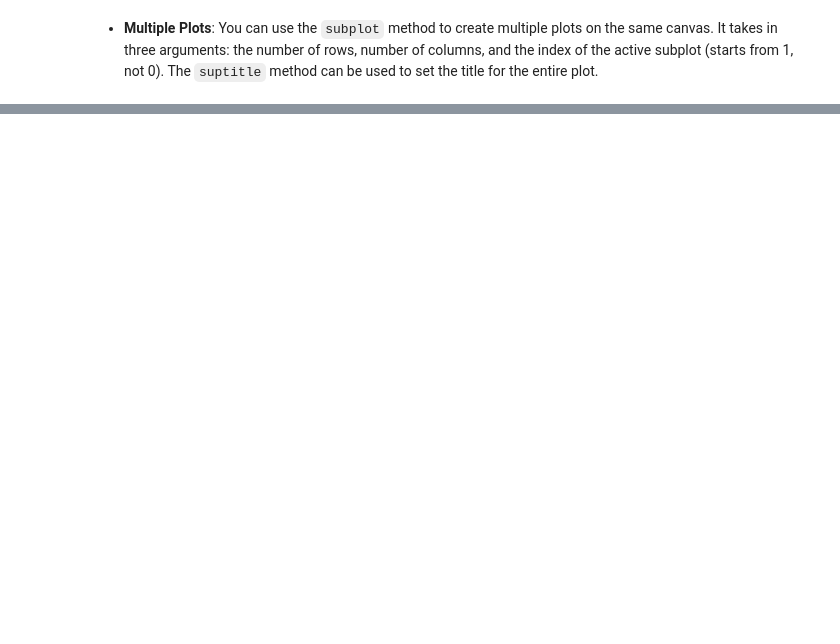
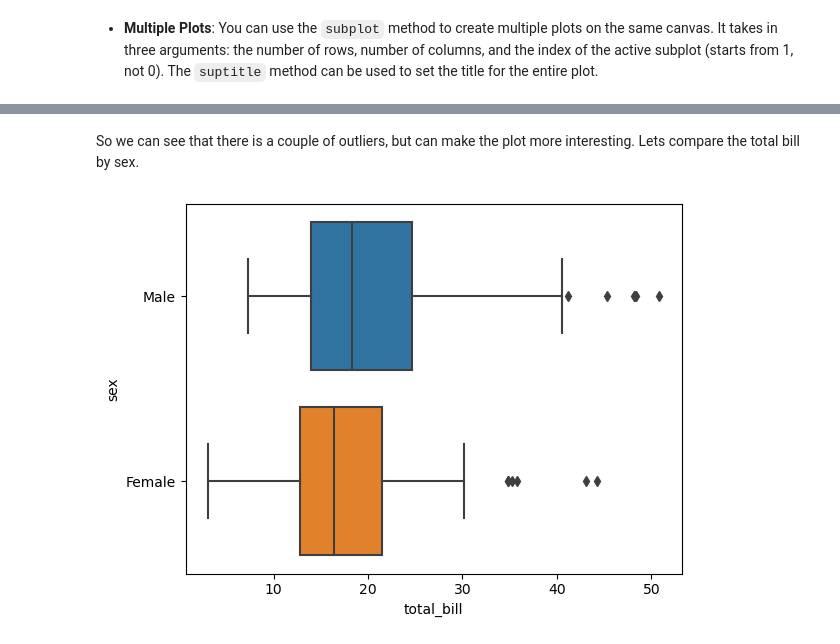
Before and after one commit to jancgreyling/AE_Python, a Jupyter notebook: lectures/Lecture_4_Visualisation.ipynb, the cells around one changed output, grey strips where cells are left out. Saved outputs shown, nothing was run; the diff lists cells and outputs as text; code cells hidden in the pictures; blank space fills up the shorter version.

```diff
--- a/lectures/Lecture_4_Visualisation.ipynb
+++ b/lectures/Lecture_4_Visualisation.ipynb
@@ -61,0 +114,7 @@ plt.show()
+# %% [markdown]
+So we can see that there is a couple of outliers, but can make the plot more interesting. Lets compare the total bill by sex.
+# %%
+sns.boxplot(x="total_bill",y='sex', data=tips_dataset)
+plt.show()
+# %% [output]
+[figure, added]
```
Also changed, not shown: parts of 25 cells of this notebook, 4 other files.
